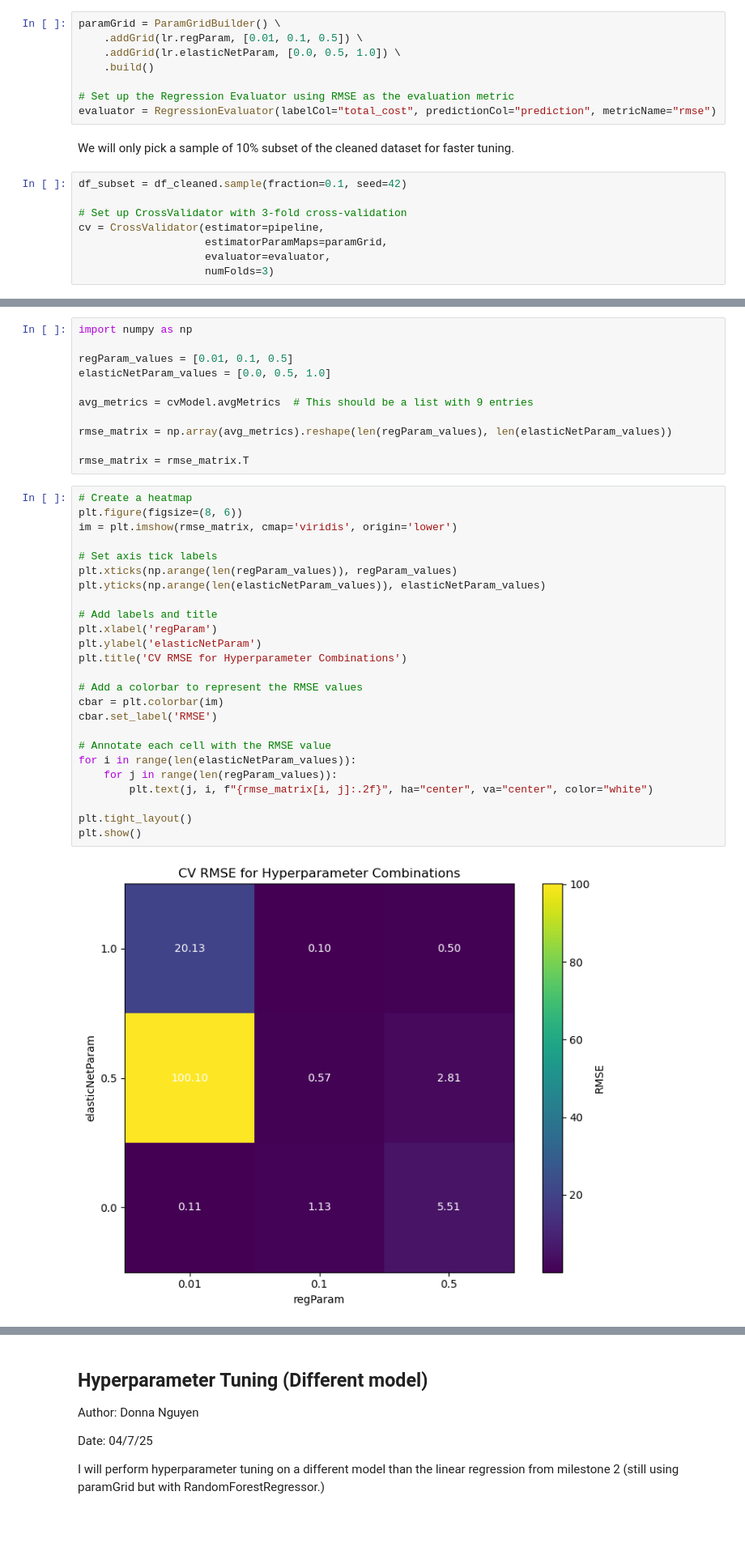
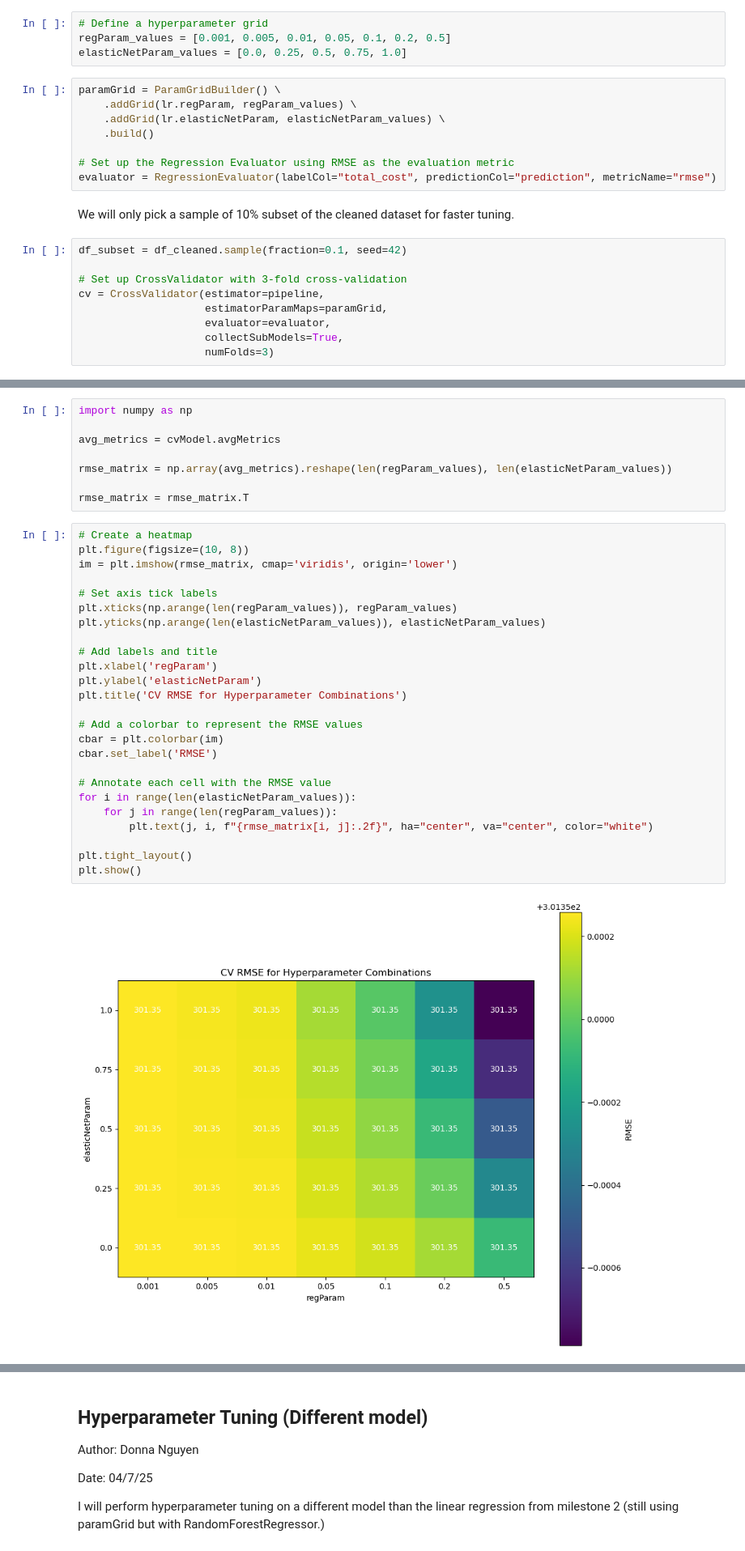
Before and after one commit to atumlin/DS5460_FinalProject, a Jupyter notebook: Milestone3.ipynb, the cells around one changed output, grey strips where cells are left out. Shown at 81% size. Cells and saved outputs as stored; diff of their text form; blank space fills up the shorter version.

Commit message:
Add Hyperparameter Tuning and Model Performance Comparison

```diff
--- a/Milestone3.ipynb
+++ b/Milestone3.ipynb
@@ -636,10 +648,14 @@ lr = LinearRegression(featuresCol="features", labelCol="total_cost")
 pipeline = Pipeline(stages=[assembler, lr])
 # %% [markdown]
 Then, define the hyperparameter grid to explore.
+# %%
+# Define a hyperparameter grid
+regParam_values = [0.001, 0.005, 0.01, 0.05, 0.1, 0.2, 0.5]
+elasticNetParam_values = [0.0, 0.25, 0.5, 0.75, 1.0]
 # %%
 paramGrid = ParamGridBuilder() \
-    .addGrid(lr.regParam, [0.01, 0.1, 0.5]) \
-    .addGrid(lr.elasticNetParam, [0.0, 0.5, 1.0]) \
+    .addGrid(lr.regParam, regParam_values) \
+    .addGrid(lr.elasticNetParam, elasticNetParam_values) \
     .build()
 
 # Set up the Regression Evaluator using RMSE as the evaluation metric
@@ -653,4 +669,5 @@ df_subset = df_cleaned.sample(fraction=0.1, seed=42)
 cv = CrossValidator(estimator=pipeline,
                     estimatorParamMaps=paramGrid,
                     evaluator=evaluator,
+                    collectSubModels=True,
                     numFolds=3)
@@ -686,38 +705,35 @@ Create a heatmap for quckly comparing the performance.
 # %%
 import numpy as np
 
-regParam_values = [0.01, 0.1, 0.5]
-elasticNetParam_values = [0.0, 0.5, 1.0]
-
-avg_metrics = cvModel.avgMetrics  # This should be a list with 9 entries
+avg_metrics = cvModel.avgMetrics
 
 rmse_matrix = np.array(avg_metrics).reshape(len(regParam_values), len(elasticNetParam_values))
 
 rmse_matrix = rmse_matrix.T
 # %%
 # Create a heatmap
-plt.figure(figsize=(8, 6))
+plt.figure(figsize=(10, 8))
 im = plt.imshow(rmse_matrix, cmap='viridis', origin='lower')
 
 # Set axis tick labels
 plt.xticks(np.arange(len(regParam_values)), regParam_values)
 plt.yticks(np.arange(len(elasticNetParam_values)), elasticNetParam_values)
 
 # Add labels and title
 plt.xlabel('regParam')
 plt.ylabel('elasticNetParam')
 plt.title('CV RMSE for Hyperparameter Combinations')
 
 # Add a colorbar to represent the RMSE values
 cbar = plt.colorbar(im)
 cbar.set_label('RMSE')
 
 # Annotate each cell with the RMSE value
 for i in range(len(elasticNetParam_values)):
     for j in range(len(regParam_values)):
         plt.text(j, i, f"{rmse_matrix[i, j]:.2f}", ha="center", va="center", color="white")
 
 plt.tight_layout()
 plt.show()
 # %% [output]
-[figure, old version]
+[figure, new version]
```
Also changed, not shown: parts of 33 cells of this notebook.
